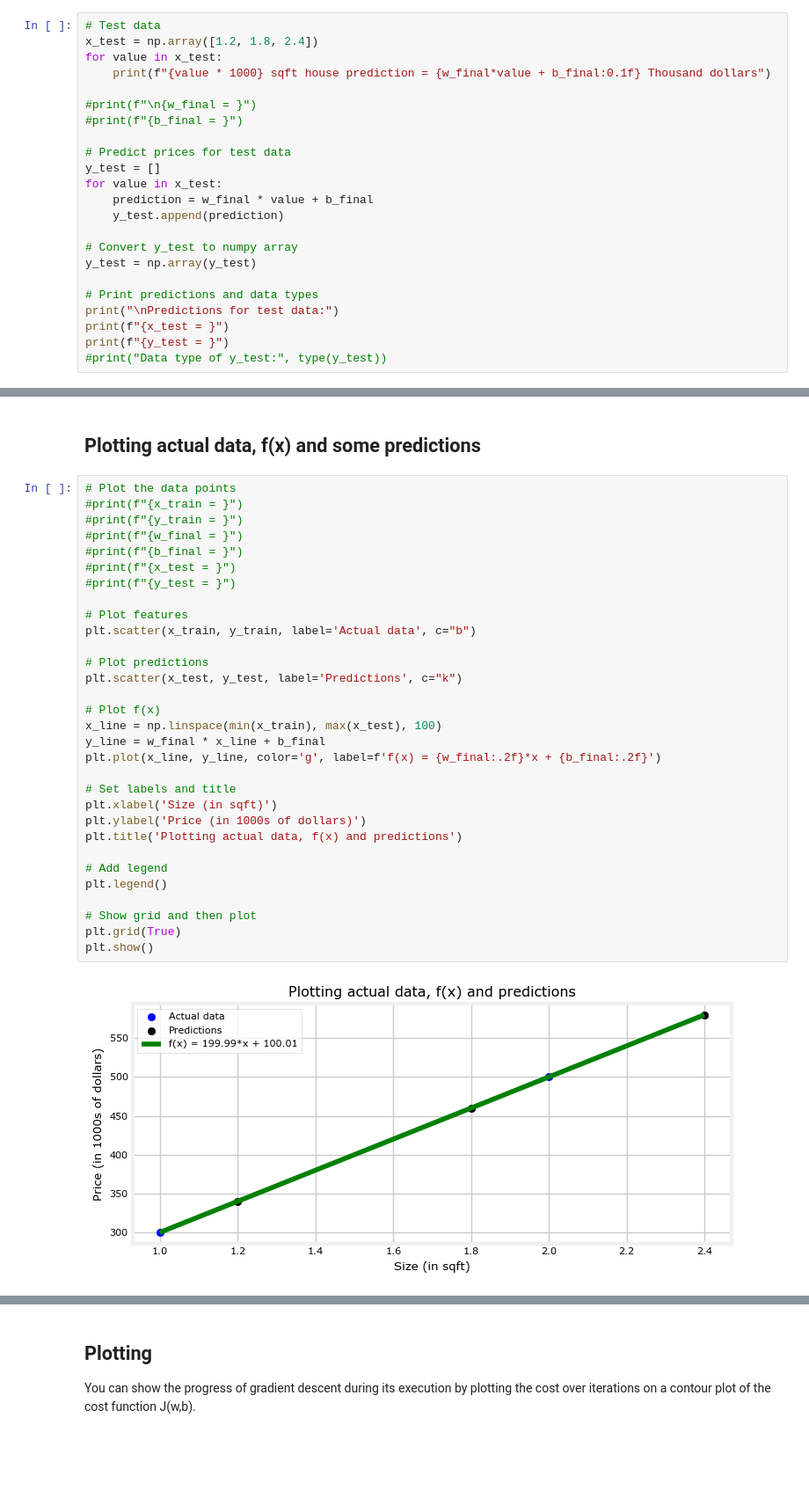
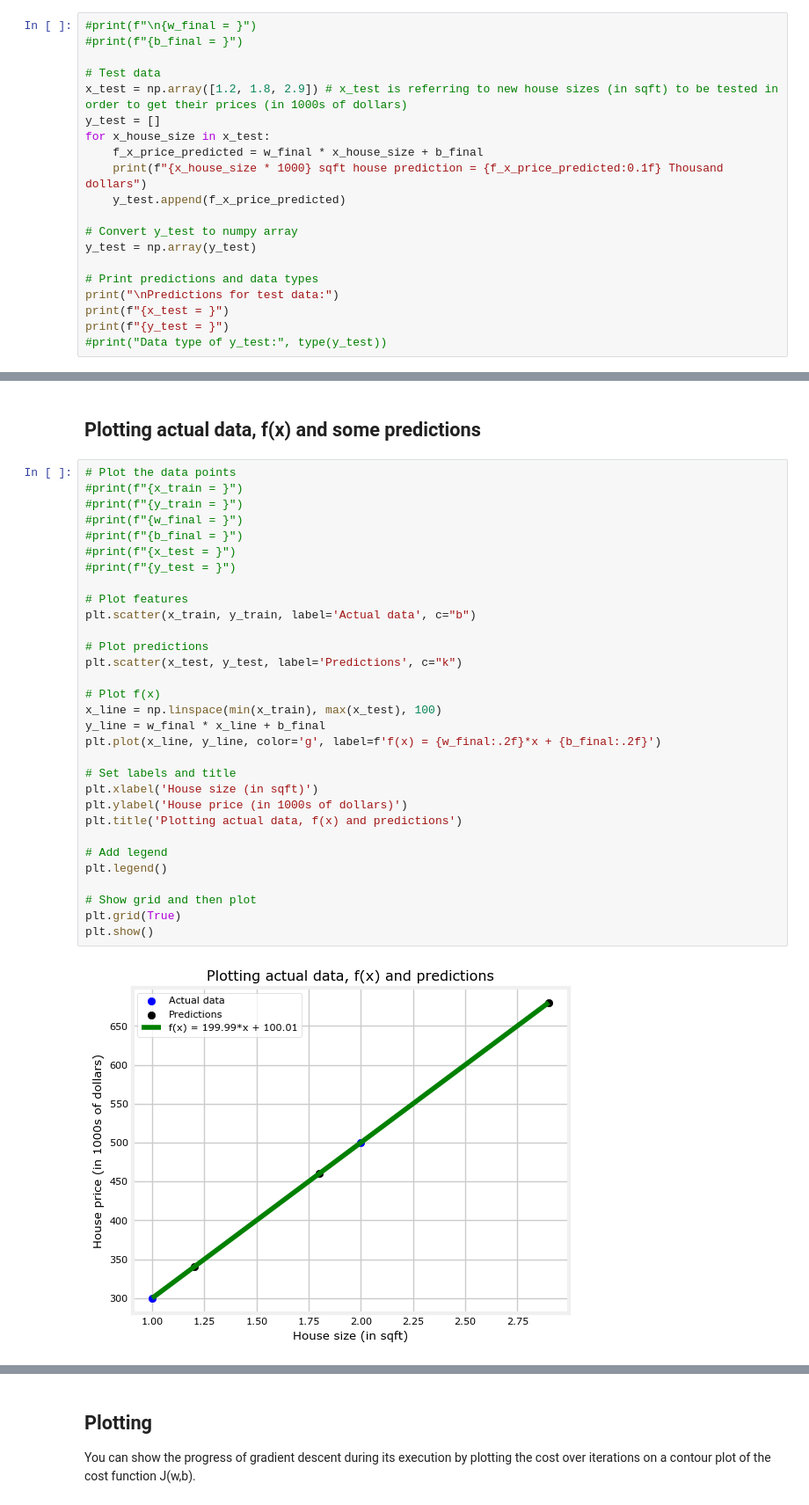
Before and after one commit to mvarrone/machine-learning-specialization, a Jupyter notebook: course_1-sup-ML-reg-classif/week1/6 - Train the model with gradient descent/Optional Lab 4 - Gradient descent/C1_W1_Lab04_Gradient_Descent_Soln.ipynb, the cells around one changed output, grey strips where cells are left out. Shown: that part at 88% size. Saved outputs shown, nothing was run; the diff lists cells and outputs as text; blank space fills up the shorter version.

Commit message:
Adding changes on plots (week1 - Folder 6 Train...)

```diff
--- a/course_1-sup-ML-reg-classif/week1/6 - Train the model with gradient descent/Optional Lab 4 - Gradient descent/C1_W1_Lab04_Gradient_Descent_Soln.ipynb
+++ b/course_1-sup-ML-reg-classif/week1/6 - Train the model with gradient descent/Optional Lab 4 - Gradient descent/C1_W1_Lab04_Gradient_Descent_Soln.ipynb
@@ -257,19 +257,16 @@ plt.show()
 ### Predictions
 Now that you have discovered the optimal values for the parameters $w$ and $b$, you can now use the model to predict housing values based on our learned parameters. As expected, the predicted values are nearly the same as the training values for the same housing. Further, the value not in the prediction is in line with the expected value.
 # %%
-# Test data
-x_test = np.array([1.2, 1.8, 2.4])
-for value in x_test:
-    print(f"{value * 1000} sqft house prediction = {w_final*value + b_final:0.1f} Thousand dollars")
-
 #print(f"\n{w_final = }")
 #print(f"{b_final = }")
 
-# Predict prices for test data
+# Test data
+x_test = np.array([1.2, 1.8, 2.9]) # x_test is referring to new house sizes (in sqft) to be tested in order to get their prices (in 1000s of dollars)
 y_test = []
-for value in x_test:
-    prediction = w_final * value + b_final
-    y_test.append(prediction)
+for x_house_size in x_test:
+    f_x_price_predicted = w_final * x_house_size + b_final
+    print(f"{x_house_size * 1000} sqft house prediction = {f_x_price_predicted:0.1f} Thousand dollars")
+    y_test.append(f_x_price_predicted)
 
 # Convert y_test to numpy array
 y_test = np.array(y_test)
@@ -292,33 +289,33 @@ y_test = array([340.00298863, 459.99869908, 579.99440953])
 # %%
 # Plot the data points
 #print(f"{x_train = }")
 #print(f"{y_train = }")
 #print(f"{w_final = }")
 #print(f"{b_final = }")
 #print(f"{x_test = }")
 #print(f"{y_test = }")
 
 # Plot features
 plt.scatter(x_train, y_train, label='Actual data', c="b")
 
 # Plot predictions
 plt.scatter(x_test, y_test, label='Predictions', c="k")
 
 # Plot f(x)
 x_line = np.linspace(min(x_train), max(x_test), 100)
 y_line = w_final * x_line + b_final
 plt.plot(x_line, y_line, color='g', label=f'f(x) = {w_final:.2f}*x + {b_final:.2f}')
 
 # Set labels and title
-plt.xlabel('Size (in sqft)')
-plt.ylabel('Price (in 1000s of dollars)')
+plt.xlabel('House size (in sqft)')
+plt.ylabel('House price (in 1000s of dollars)')
 plt.title('Plotting actual data, f(x) and predictions')
 
 # Add legend
 plt.legend()
 
 # Show grid and then plot
 plt.grid(True)
 plt.show()
 # %% [output]
-[figure, old version]
+[figure, new version]
```
Also changed, not shown: parts of 6 cells of this notebook.
